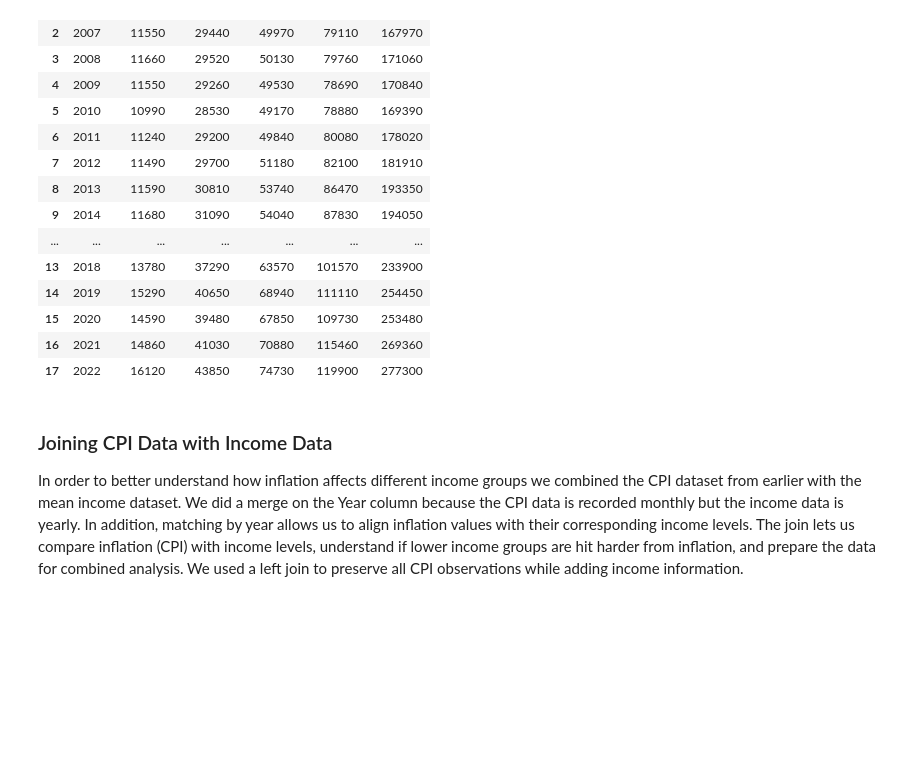
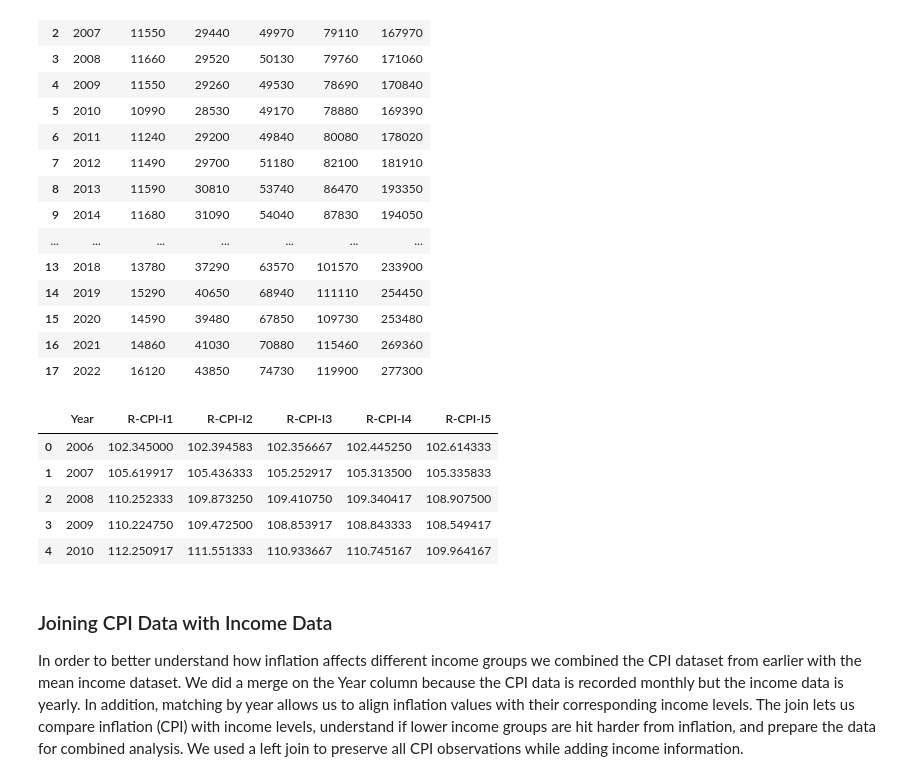
Before and after one commit to sanjur0211/Inflators, a Jupyter notebook: Project2.ipynb, the cells around one changed output. Cells and saved outputs as stored; diff of their text form; code cells hidden in the pictures; blank space fills up the shorter version.

```diff
--- a/Project2.ipynb
+++ b/Project2.ipynb
@@ -89,6 +60,17 @@ income_quintiles
 | 15 | 2020 | 14590 | 39480 | 67850 | 109730 | 253480 |
 | 16 | 2021 | 14860 | 41030 | 70880 | 115460 | 269360 |
 | 17 | 2022 | 16120 | 43850 | 74730 | 119900 | 277300 |
+# %%
+# 2005 is dropped since it only contained data for December not all 12 months
+yearly_r_cpi_i = r_cpi_i.drop('Month', axis=1).groupby('Year').mean().iloc[1:, :].reset_index()
+yearly_r_cpi_i.head()
+# %% [output]
+|  | Year | R-CPI-I1 | R-CPI-I2 | R-CPI-I3 | R-CPI-I4 | R-CPI-I5 |
+| 0 | 2006 | 102.345000 | 102.394583 | 102.356667 | 102.445250 | 102.614333 |
+| 1 | 2007 | 105.619917 | 105.436333 | 105.252917 | 105.313500 | 105.335833 |
+| 2 | 2008 | 110.252333 | 109.873250 | 109.410750 | 109.340417 | 108.907500 |
+| 3 | 2009 | 110.224750 | 109.472500 | 108.853917 | 108.843333 | 108.549417 |
+| 4 | 2010 | 112.250917 | 111.551333 | 110.933667 | 110.745167 | 109.964167 |
 # %% [markdown]
 ### Joining CPI Data with Income Data
 
```
Also changed, not shown: parts of 8 cells of this notebook.
